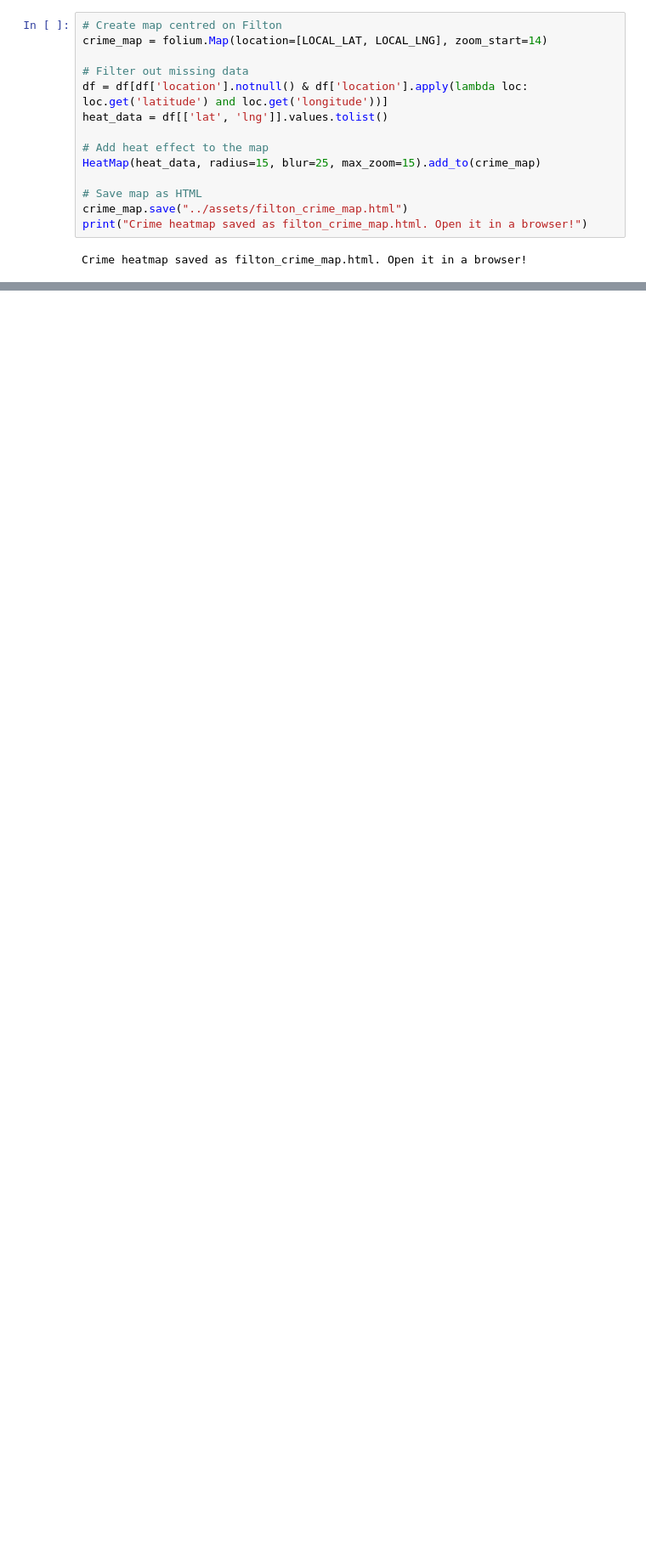
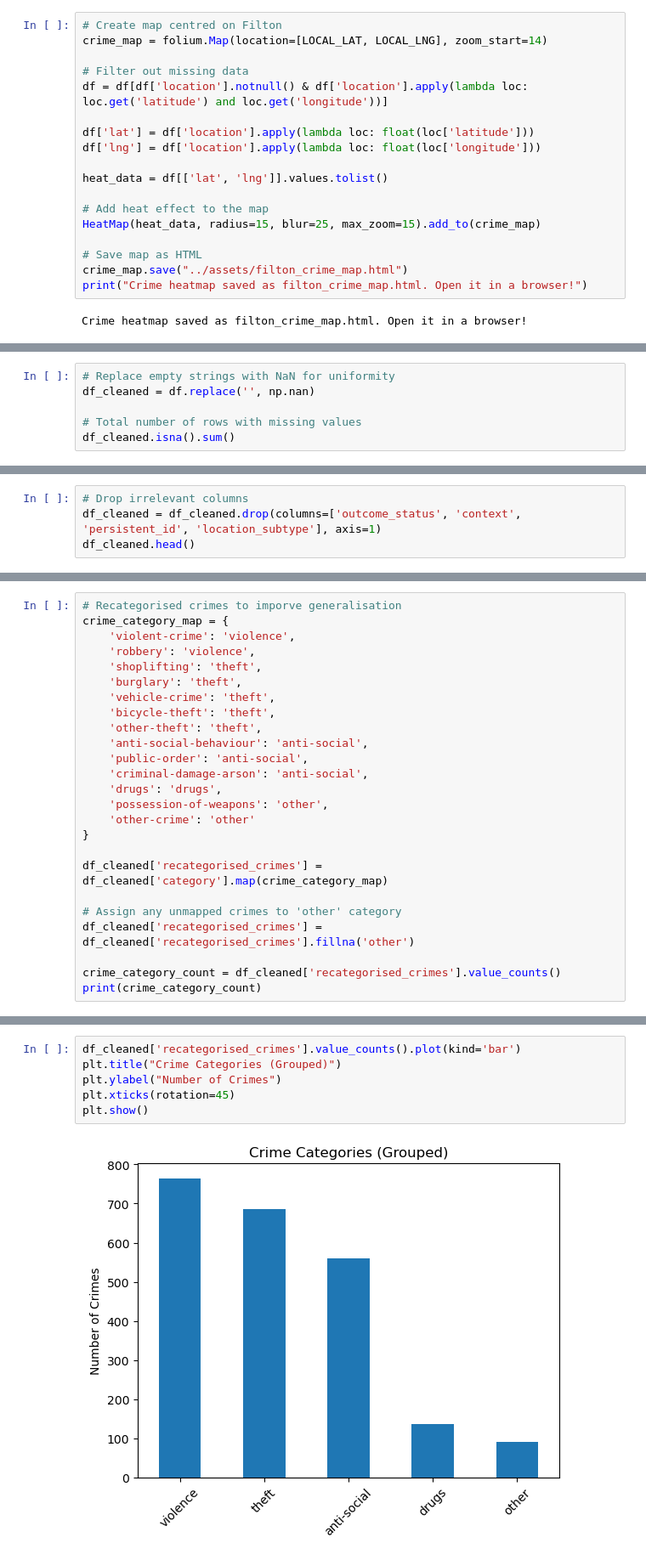
Before and after one commit to mAlex28/UK-Crime-Data-Prediction, a Jupyter notebook: notebooks/experiment.ipynb, the cells around one changed output, grey strips where cells are left out. Shown at 85% size. Cells and saved outputs as stored; diff of their text form; blank space fills up the shorter version.

```diff
--- a/notebooks/experiment.ipynb
+++ b/notebooks/experiment.ipynb
@@ -122,6 +123,10 @@ crime_map = folium.Map(location=[LOCAL_LAT, LOCAL_LNG], zoom_start=14)
 
 # Filter out missing data
 df = df[df['location'].notnull() & df['location'].apply(lambda loc: loc.get('latitude') and loc.get('longitude'))]
+
+df['lat'] = df['location'].apply(lambda loc: float(loc['latitude']))
+df['lng'] = df['location'].apply(lambda loc: float(loc['longitude']))
+
 heat_data = df[['lat', 'lng']].values.tolist()
 
 # Add heat effect to the map
@@ -134,0 +153,6 @@ Crime heatmap saved as filton_crime_map.html. Open it in a browser!
+# %%
+# Replace empty strings with NaN for uniformity
+df_cleaned = df.replace('', np.nan)
+
+# Total number of rows with missing values
+df_cleaned.isna().sum()
@@ -134,0 +173,4 @@ Crime heatmap saved as filton_crime_map.html. Open it in a browser!
+# %%
+# Drop irrelevant columns
+df_cleaned = df_cleaned.drop(columns=['outcome_status', 'context', 'persistent_id', 'location_subtype'], axis=1)
+df_cleaned.head()
@@ -134,0 +216,25 @@ Crime heatmap saved as filton_crime_map.html. Open it in a browser!
+# %%
+# Recategorised crimes to imporve generalisation
+crime_category_map = {
+    'violent-crime': 'violence',
+    'robbery': 'violence',
+    'shoplifting': 'theft',
+    'burglary': 'theft',
+    'vehicle-crime': 'theft',
+    'bicycle-theft': 'theft',
+    'other-theft': 'theft',
+    'anti-social-behaviour': 'anti-social',
+    'public-order': 'anti-social',
+    'criminal-damage-arson': 'anti-social',
+    'drugs': 'drugs',
+    'possession-of-weapons': 'other',
+    'other-crime': 'other'
+}
+
+df_cleaned['recategorised_crimes'] = df_cleaned['category'].map(crime_category_map)
+
+# Assign any unmapped crimes to 'other' category
+df_cleaned['recategorised_crimes'] = df_cleaned['recategorised_crimes'].fillna('other')
+
+crime_category_count = df_cleaned['recategorised_crimes'].value_counts()
+print(crime_category_count)
@@ -134,0 +248,8 @@ Crime heatmap saved as filton_crime_map.html. Open it in a browser!
+# %%
+df_cleaned['recategorised_crimes'].value_counts().plot(kind='bar')
+plt.title("Crime Categories (Grouped)")
+plt.ylabel("Number of Crimes")
+plt.xticks(rotation=45)
+plt.show()
+# %% [output]
+[figure, added]
```
Also changed, not shown: parts of 15 cells of this notebook, 1 other file.
